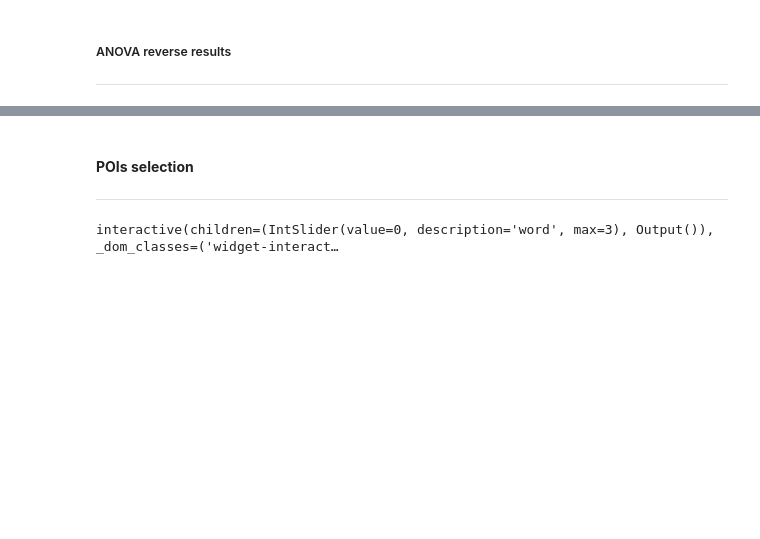
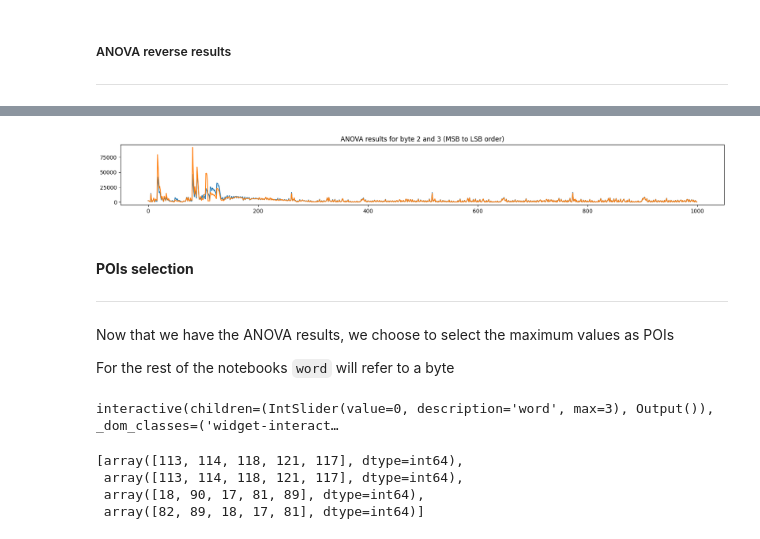
Before and after one commit to anders1901/Dilithium-decompose, a Jupyter notebook: template/4.2_ARM_dilithium_leakage_detection.ipynb, the cells around one changed output, grey strips where cells are left out. Saved outputs shown, nothing was run; the diff lists cells and outputs as text; code cells hidden in the pictures; blank space fills up the shorter version.

Commit message:
Run template/notebooks cells

```diff
--- a/template/4.2_ARM_dilithium_leakage_detection.ipynb
+++ b/template/4.2_ARM_dilithium_leakage_detection.ipynb
@@ -70,6 +72,17 @@ plt.show()
+# %%
+for i in range(2, 4):
+    plt.plot(ReverseANOVA.results[i])
+plt.title(f"ANOVA results for byte 2 and 3 (MSB to LSB order)")
+plt.show()
+# %% [output]
+[figure, added]
 # %% [markdown]
 #### **POIs selection**
 ------
+# %% [markdown]
+Now that we have the ANOVA results, we choose to select the maximum values as POIs
+
+For the rest of the notebooks `word` will refer to a byte
 # %%
 r = ReverseANOVA.results
 pois = [np.argsort(r[word])[-5:] for word in range(4)]
@@ -88,5 +101,12 @@ def widget_pois(word=0):
     plt.show()
 # %% [output]
 interactive(children=(IntSlider(value=0, description='word', max=3), Output()), _dom_classes=('widget-interact…
+# %%
+pois
+# %% [output]
+[array([113, 114, 118, 121, 117], dtype=int64),
+ array([113, 114, 118, 121, 117], dtype=int64),
+ array([18, 90, 17, 81, 89], dtype=int64),
+ array([82, 89, 18, 17, 81], dtype=int64)]
 # %%
 np.savez(f'./dataset/pois_profiling_hw_w0_v4.npz', pois=pois)
```
Also changed, not shown: parts of 7 cells of this notebook, 4 other files.
